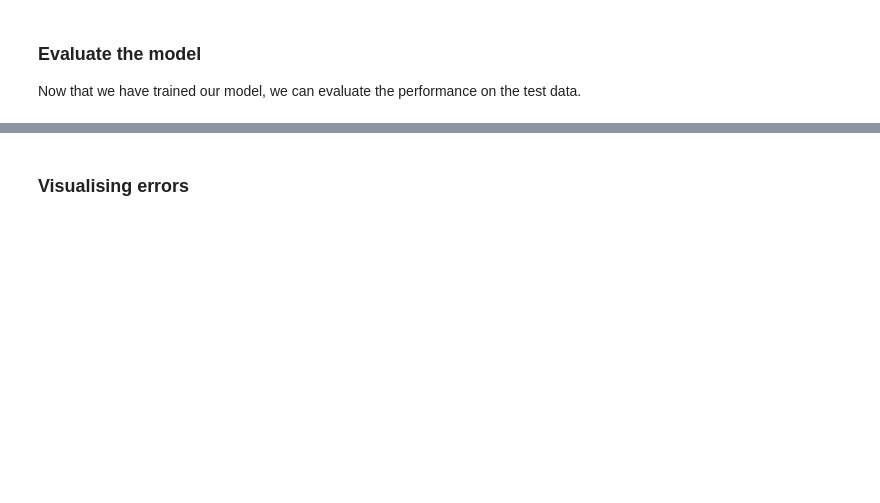
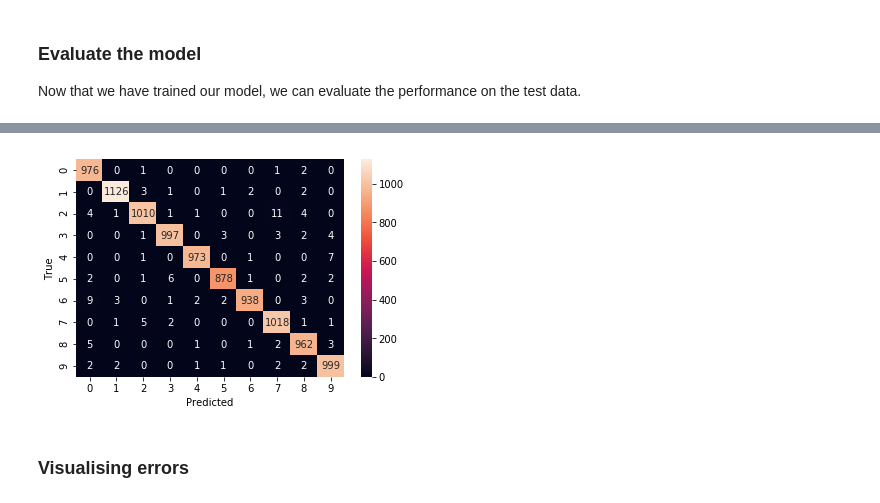
Before and after one commit to UoA-eResearch/deep-learning-tutorial-2019, a Jupyter notebook: Exercise 3 - conv nets mnist.ipynb, the cells around one changed output, grey strips where cells are left out. Cells and saved outputs as stored; diff of their text form; code cells hidden in the pictures; blank space fills up the shorter version.

```diff
--- a/Exercise 3 - conv nets mnist.ipynb
+++ b/Exercise 3 - conv nets mnist.ipynb
@@ -94,6 +111,7 @@ This is done using the numpy `reshape` method.
 # %%
 X_train = X_train.reshape(X_train.shape[0], 28, 28, 1).astype('float32')
 X_test = X_test.reshape(X_test.shape[0], 28, 28, 1).astype('float32')
+X_val = X_val.reshape(X_val.shape[0], 28, 28, 1).astype('float32')
 # %%
 X_train.shape
 # %% [output]
@@ -146,6 +164,7 @@ One hot encode the target variables as you did in the Iris classification exerci
 # %%
 y_train = np_utils.to_categorical(y_train)
 y_test = np_utils.to_categorical(y_test)
+y_val = np_utils.to_categorical(y_val)
 num_classes = y_test.shape[1]
 print("Number of classes: {0}".format(num_classes))
 # %% [output]
@@ -199,5 +200,5 @@ W0701 04:51:14.449603 139733662820224 deprecation_wrapper.py:119] From /usr/loca
 ### Fit the model
 The next step is to train the model. It takes a lot more computing resources to train convultional neural networks, so note that far less `epochs` are used, but a much larger `batch_size` is used due to a much larger data set.
 # %%
-history = model.fit(X_train, y_train, validation_data=(X_test, y_test), epochs=10, batch_size=200)
+history = model.fit(X_train, y_train, validation_data=(X_val, y_val), epochs=10, batch_size=200)
 # %% [output]
@@ -246,3 +234,10 @@ print(matrix)
+# %%
+y_pred = model.predict_classes(X_test)
+y_test = [np.argmax(i) for i in y_test] # Reverse one hot encoded to label encoded
+# %%
+matrix = draw_confusion_matrix(y_test, y_pred, np.unique(y_test)) # (y_true,y_pred)
+# %% [output]
+[figure, added]
 # %% [markdown]
 ### Visualising errors
 # %%
```
Also changed, not shown: parts of 23 cells of this notebook.
